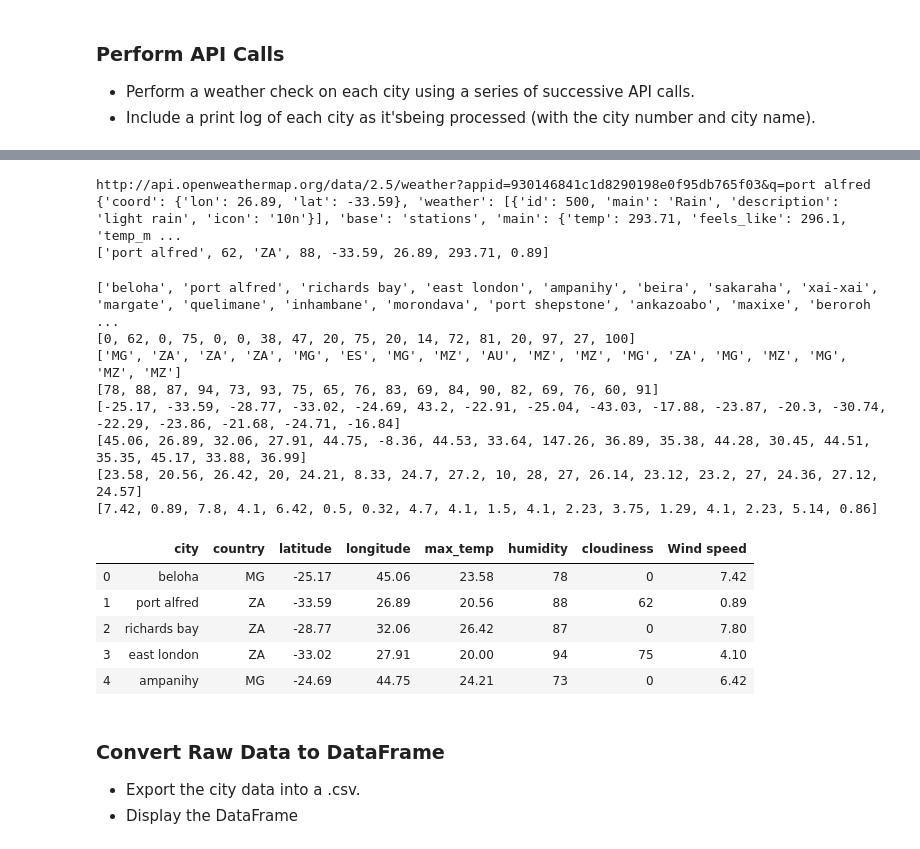
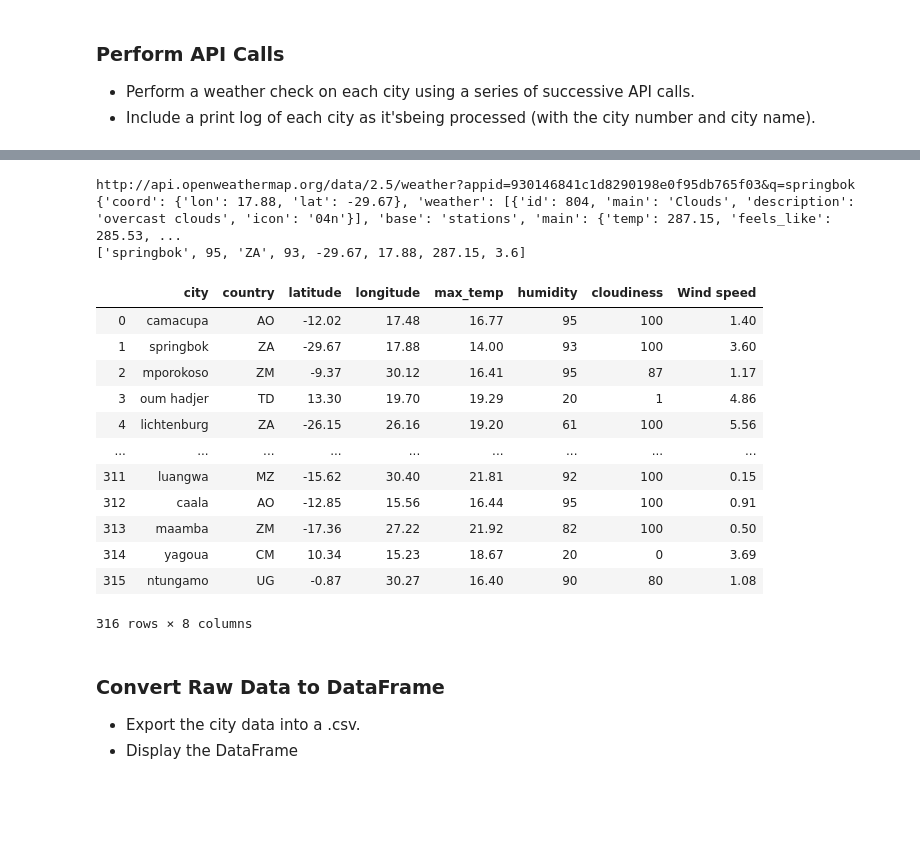
Before and after one commit to PaulKazalski/python-api-challenge, a Jupyter notebook: WeatherPY.ipynb, the cells around one changed output, grey strips where cells are left out. Drawn from its saved outputs; the diff is of its cells as text; code cells hidden in the pictures; blank space fills up the shorter version.

```diff
--- a/WeatherPY.ipynb
+++ b/WeatherPY.ipynb
@@ -32,10 +32,10 @@ lng_range = (-180, 180)
 lat_lngs = []
 cities = []
 
-lat_low = -70
-lat_high = -20
-lon_low = 35
-lon_high = 45
+lat_low = -30
+lat_high = 30
+lon_low = 15
+lon_high = 30
 
 # Create a set of random lat and lng combinations
 lats = np.random.uniform(low=lat_low, high=lat_high, size=1500)
@@ -52,5 +52,4 @@ for lat_lng in lat_lngs:
 
 # Print the city count to confirm sufficient count
 print(len(cities))
-print(cities)
 # %% [output]
@@ -116,9 +95,9 @@ windV = weather_json['wind']['speed']
 row = [city, clouds, ctry, humid, lat, lng, maxT, windV]
 print(row)
 # %% [output]
-http://api.openweathermap.org/data/2.5/weather?appid=930146841c1d8290198e0f95db765f03&q=port alfred
-{'coord': {'lon': 26.89, 'lat': -33.59}, 'weather': [{'id': 500, 'main': 'Rain', 'description': 'light rain', 'icon': '10n'}], 'base': 'stations', 'main': {'temp': 293.71, 'feels_like': 296.1, 'temp_m ...
-['port alfred', 62, 'ZA', 88, -33.59, 26.89, 293.71, 0.89]
+http://api.openweathermap.org/data/2.5/weather?appid=930146841c1d8290198e0f95db765f03&q=springbok
+{'coord': {'lon': 17.88, 'lat': -29.67}, 'weather': [{'id': 804, 'main': 'Clouds', 'description': 'overcast clouds', 'icon': '04n'}], 'base': 'stations', 'main': {'temp': 287.15, 'feels_like': 285.53, ...
+['springbok', 95, 'ZA', 93, -29.67, 17.88, 287.15, 3.6]
 # %%
 query_url = f"{url}appid={weather_api_key}&units={units}&q="
 
@@ -141,45 +120,34 @@ for cit in city_used:
     lng_list.append(response2['coord']['lon'])
     maxT_list.append(response2['main']['temp_max'])
     windV_list.append(response2['wind']['speed'])
-
-print(city_used)
-print(clouds_list)
-print(ctry_list)
-print(humid_list)
-print(lat_list)
-print(lng_list)
-print(maxT_list)
-print(windV_list)
-# %% [output]
-['beloha', 'port alfred', 'richards bay', 'east london', 'ampanihy', 'beira', 'sakaraha', 'xai-xai', 'margate', 'quelimane', 'inhambane', 'morondava', 'port shepstone', 'ankazoabo', 'maxixe', 'beroroh ...
-[0, 62, 0, 75, 0, 0, 38, 47, 20, 75, 20, 14, 72, 81, 20, 97, 27, 100]
-['MG', 'ZA', 'ZA', 'ZA', 'MG', 'ES', 'MG', 'MZ', 'AU', 'MZ', 'MZ', 'MG', 'ZA', 'MG', 'MZ', 'MG', 'MZ', 'MZ']
-[78, 88, 87, 94, 73, 93, 75, 65, 76, 83, 69, 84, 90, 82, 69, 76, 60, 91]
-[-25.17, -33.59, -28.77, -33.02, -24.69, 43.2, -22.91, -25.04, -43.03, -17.88, -23.87, -20.3, -30.74, -22.29, -23.86, -21.68, -24.71, -16.84]
-[45.06, 26.89, 32.06, 27.91, 44.75, -8.36, 44.53, 33.64, 147.26, 36.89, 35.38, 44.28, 30.45, 44.51, 35.35, 45.17, 33.88, 36.99]
-[23.58, 20.56, 26.42, 20, 24.21, 8.33, 24.7, 27.2, 10, 28, 27, 26.14, 23.12, 23.2, 27, 24.36, 27.12, 24.57]
-[7.42, 0.89, 7.8, 4.1, 6.42, 0.5, 0.32, 4.7, 4.1, 1.5, 4.1, 2.23, 3.75, 1.29, 4.1, 2.23, 5.14, 0.86]
 # %%
 # create a data frame from cities, lat, and temp
 weather_dict = {
     "city": city_used,
     "country": ctry_list,
     "latitude": lat_list,
     "longitude": lng_list,
     "max_temp": maxT_list,
     "humidity": humid_list,
     "cloudiness": clouds_list,
     "Wind speed": windV_list
 }
 weather_data = pd.DataFrame(weather_dict)
-weather_data.head()
+weather_data
 # %% [output]
 |  | city | country | latitude | longitude | max_temp | humidity | cloudiness | Wind speed |
-| 0 | beloha | MG | -25.17 | 45.06 | 23.58 | 78 | 0 | 7.42 |
-| 1 | port alfred | ZA | -33.59 | 26.89 | 20.56 | 88 | 62 | 0.89 |
-| 2 | richards bay | ZA | -28.77 | 32.06 | 26.42 | 87 | 0 | 7.80 |
-| 3 | east london | ZA | -33.02 | 27.91 | 20.00 | 94 | 75 | 4.10 |
-| 4 | ampanihy | MG | -24.69 | 44.75 | 24.21 | 73 | 0 | 6.42 |
+| 0 | camacupa | AO | -12.02 | 17.48 | 16.77 | 95 | 100 | 1.40 |
+| 1 | springbok | ZA | -29.67 | 17.88 | 14.00 | 93 | 100 | 3.60 |
+| 2 | mporokoso | ZM | -9.37 | 30.12 | 16.41 | 95 | 87 | 1.17 |
+| 3 | oum hadjer | TD | 13.30 | 19.70 | 19.29 | 20 | 1 | 4.86 |
+| 4 | lichtenburg | ZA | -26.15 | 26.16 | 19.20 | 61 | 100 | 5.56 |
+| ... | ... | ... | ... | ... | ... | ... | ... | ... |
+| 311 | luangwa | MZ | -15.62 | 30.40 | 21.81 | 92 | 100 | 0.15 |
+| 312 | caala | AO | -12.85 | 15.56 | 16.44 | 95 | 100 | 0.91 |
+| 313 | maamba | ZM | -17.36 | 27.22 | 21.92 | 82 | 100 | 0.50 |
+| 314 | yagoua | CM | 10.34 | 15.23 | 18.67 | 20 | 0 | 3.69 |
+| 315 | ntungamo | UG | -0.87 | 30.27 | 16.40 | 90 | 80 | 1.08 |
+316 rows × 8 columns
 # %% [markdown]
 ### Convert Raw Data to DataFrame
 * Export the city data into a .csv.
```
Also changed, not shown: parts of 26 cells of this notebook, 1 other file.
